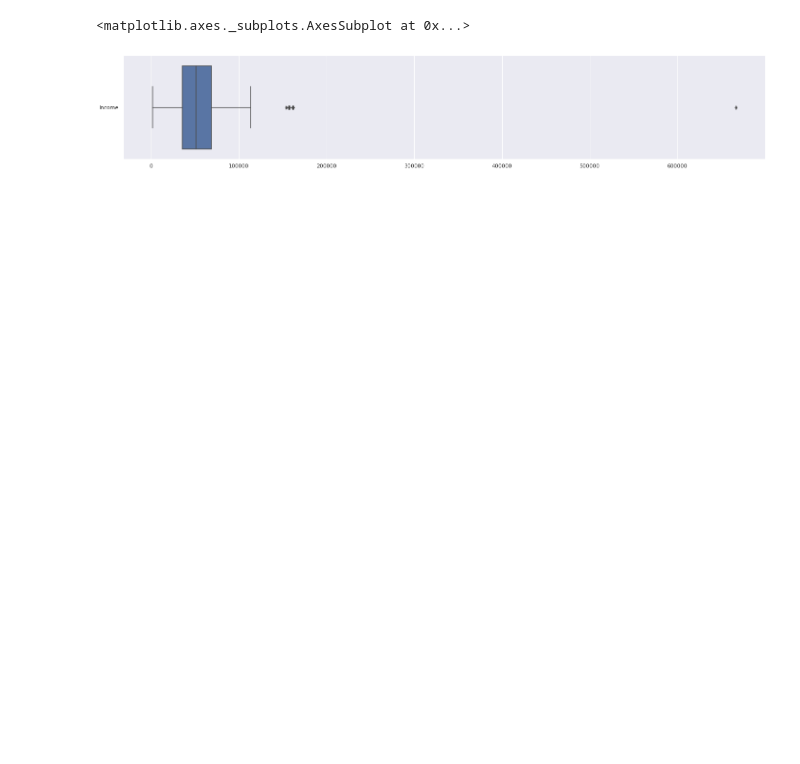
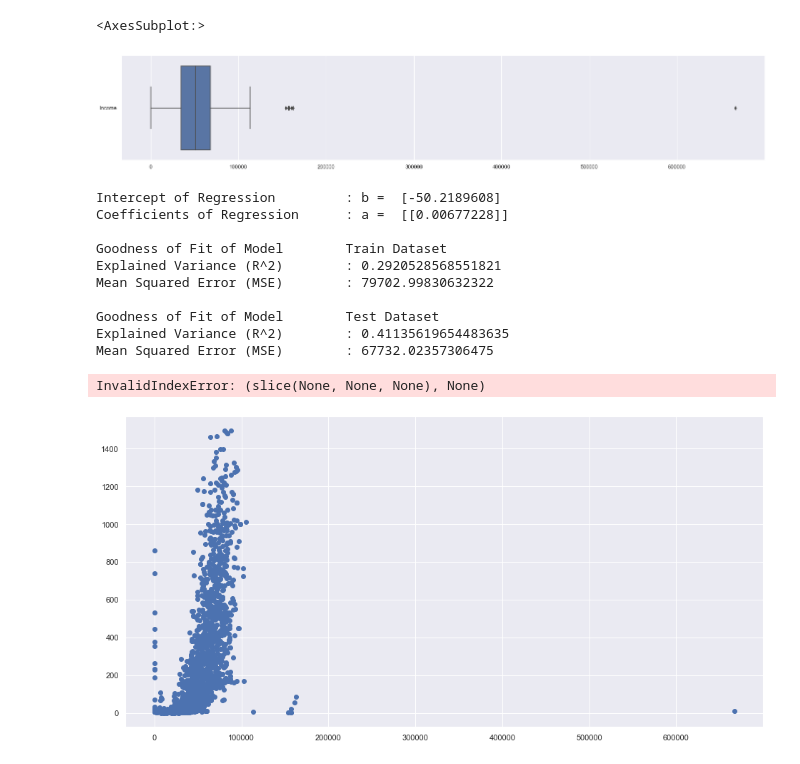
Before and after one commit to nur-hazim/Intro2AI, a Jupyter notebook: Assignment.ipynb, the cells around one changed output. Saved outputs shown, nothing was run; the diff lists cells and outputs as text; code cells hidden in the pictures; blank space fills up the shorter version.

```diff
--- a/Assignment.ipynb
+++ b/Assignment.ipynb
@@ -31,6 +49,63 @@ Income = pd.DataFrame(marketingdata['Income'])
+# %%
+income = pd.DataFrame(marketingdata['Income'])
+income['Income'] = income['Income'].fillna(0)
+mthwine = pd.DataFrame(marketingdata['MntWines'])
 # %%
 f = plt.figure(figsize=(24, 4))
-sb.boxplot(data = Income, orient = "h")
+sb.boxplot(data = income, orient = "h")
 # %% [output]
-<matplotlib.axes._subplots.AxesSubplot at 0x...>
+<AxesSubplot:>
 [figure]
+# %%
+def linearRegression(dataframe1, dataframe2):
+    # Split the Dataset into Train and Test
+    X_train, X_test, y_train, y_test = train_test_split(dataframe1, dataframe2, test_size = 0.25)
+
+    # Linear Regression using Train Data
+    linreg = LinearRegression()         # create the linear regression object
+    linreg.fit(X_train, y_train)        # train the linear regression model
+
+    # Coefficients of the Linear Regression line
+    print('Intercept of Regression \t: b = ', linreg.intercept_)
+    print('Coefficients of Regression \t: a = ', linreg.coef_)
+    print()
+
+    # Predict Total values corresponding to HP
+    y_train_pred = linreg.predict(X_train)
+    y_test_pred = linreg.predict(X_test)
+
+    # Check the Goodness of Fit (on Train Data)
+    print("Goodness of Fit of Model \tTrain Dataset")
+    print("Explained Variance (R^2) \t:", linreg.score(X_train, y_train))
+    print("Mean Squared Error (MSE) \t:", mean_squared_error(y_train, y_train_pred))
+    print()
+
+    # Check the Goodness of Fit (on Test Data)
+    print("Goodness of Fit of Model \tTest Dataset")
+    print("Explained Variance (R^2) \t:", linreg.score(X_test, y_test))
+    print("Mean Squared Error (MSE) \t:", mean_squared_error(y_test, y_test_pred))
+    print()
+
+    # Plot the Linear Regression line
+    f = plt.figure(figsize=(16, 8))
+    plt.scatter(X_train, y_train)
+    regline_x = X_train
+    regline_y = linreg.intercept_ + linreg.coef_ * X_train
+    plt.plot(regline_x, regline_y, 'r-', linewidth = 3)
+    plt.show()
+    return mean_squared_error(y_test, y_test_pred)
+# %%
+linearRegression(income, mthwine)
+# %% [output]
+Intercept of Regression         : b =  [-50.2189608]
+Coefficients of Regression      : a =  [[0.00677228]]
+
+Goodness of Fit of Model        Train Dataset
+Explained Variance (R^2)        : 0.2920528568551821
+Mean Squared Error (MSE)        : 79702.99830632322
+
+Goodness of Fit of Model        Test Dataset
+Explained Variance (R^2)        : 0.41135619654483635
+Mean Squared Error (MSE)        : 67732.02357306475
+InvalidIndexError: (slice(None, None, None), None)
+[figure, added]
```
Also changed, not shown: parts of 4 cells of this notebook.
